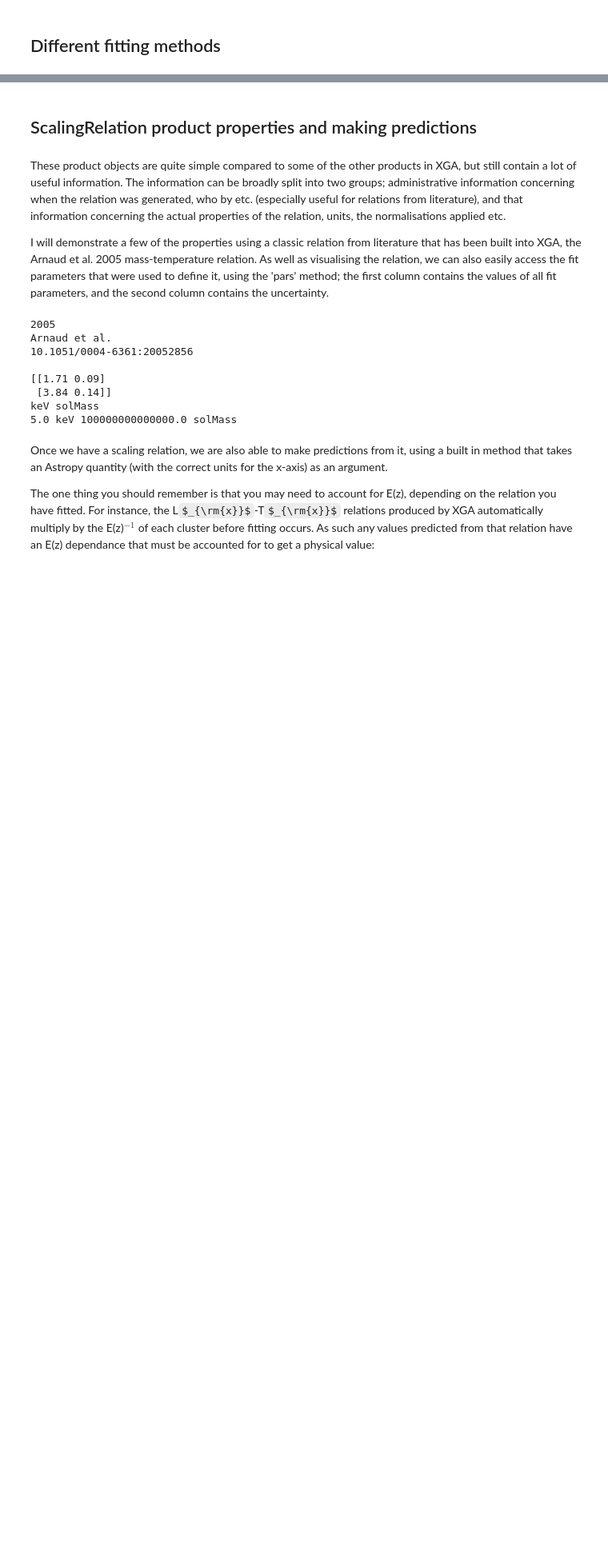
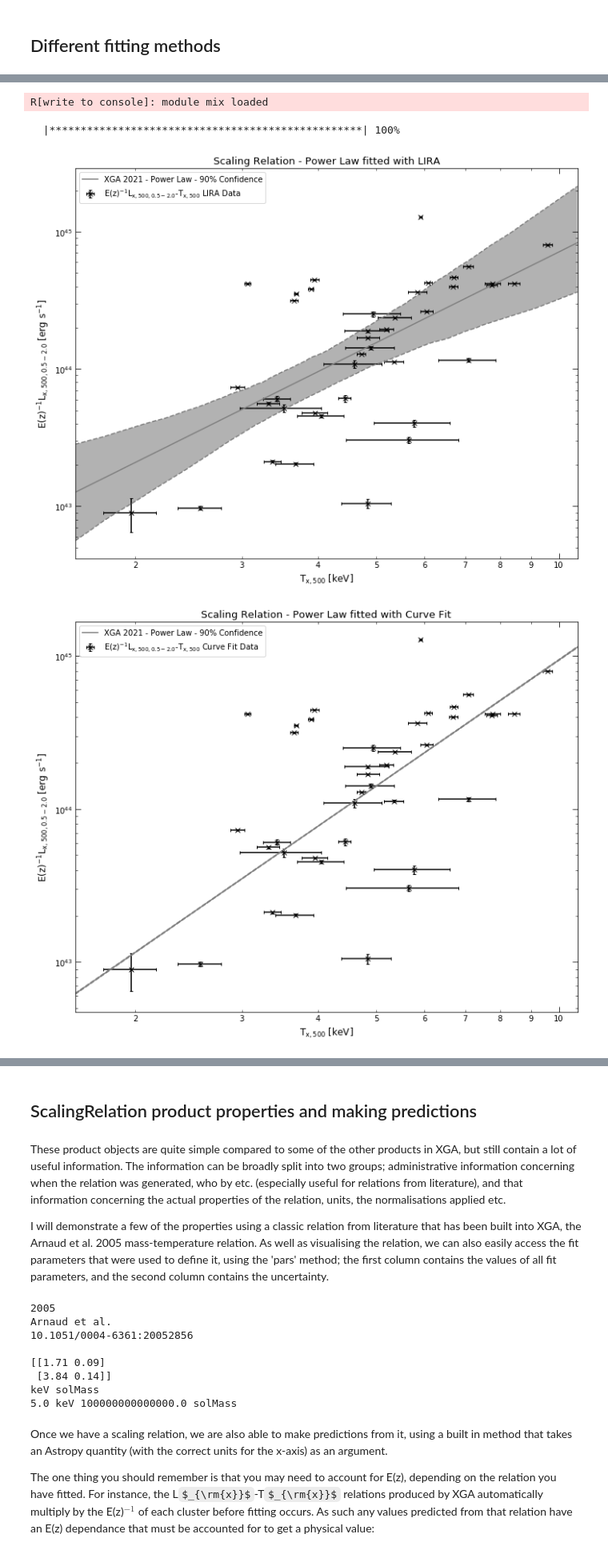
Before and after one commit to DavidT3/XGA, a Jupyter notebook: docs/source/notebooks/tutorials/scaling_relations.ipynb, the cells around one changed output, grey strips where cells are left out. Shown at 80% size. Drawn from its saved outputs; the diff is of its cells as text; code cells hidden in the pictures; some formulas as TeX source; blank space fills up the shorter version.

Commit message:
Scaling relations tutorial is now complete

```diff
--- a/docs/source/notebooks/tutorials/scaling_relations.ipynb
+++ b/docs/source/notebooks/tutorials/scaling_relations.ipynb
@@ -77,0 +78,14 @@ The other methods available are scipy's simple non-linear least squares implemen
+# %%
+# By setting the fit method to LIRA, we choose to use that instead of the default ODR
+lx_tx_relation_lira = srcs.Lx_Tx('r500', fit_method='lira')
+# And quickly viewing the relation
+lx_tx_relation_lira.view()
+
+# We repeat this process but with scipy's curve_fit
+lx_tx_relation_curvefit = srcs.Lx_Tx('r500', fit_method='curve_fit')
+lx_tx_relation_curvefit.view()
+# %% [output]
+R[write to console]: module mix loaded
+  |**************************************************| 100%
+[figure, added]
+[figure, added]
```
Also changed, not shown: parts of 19 cells of this notebook.
